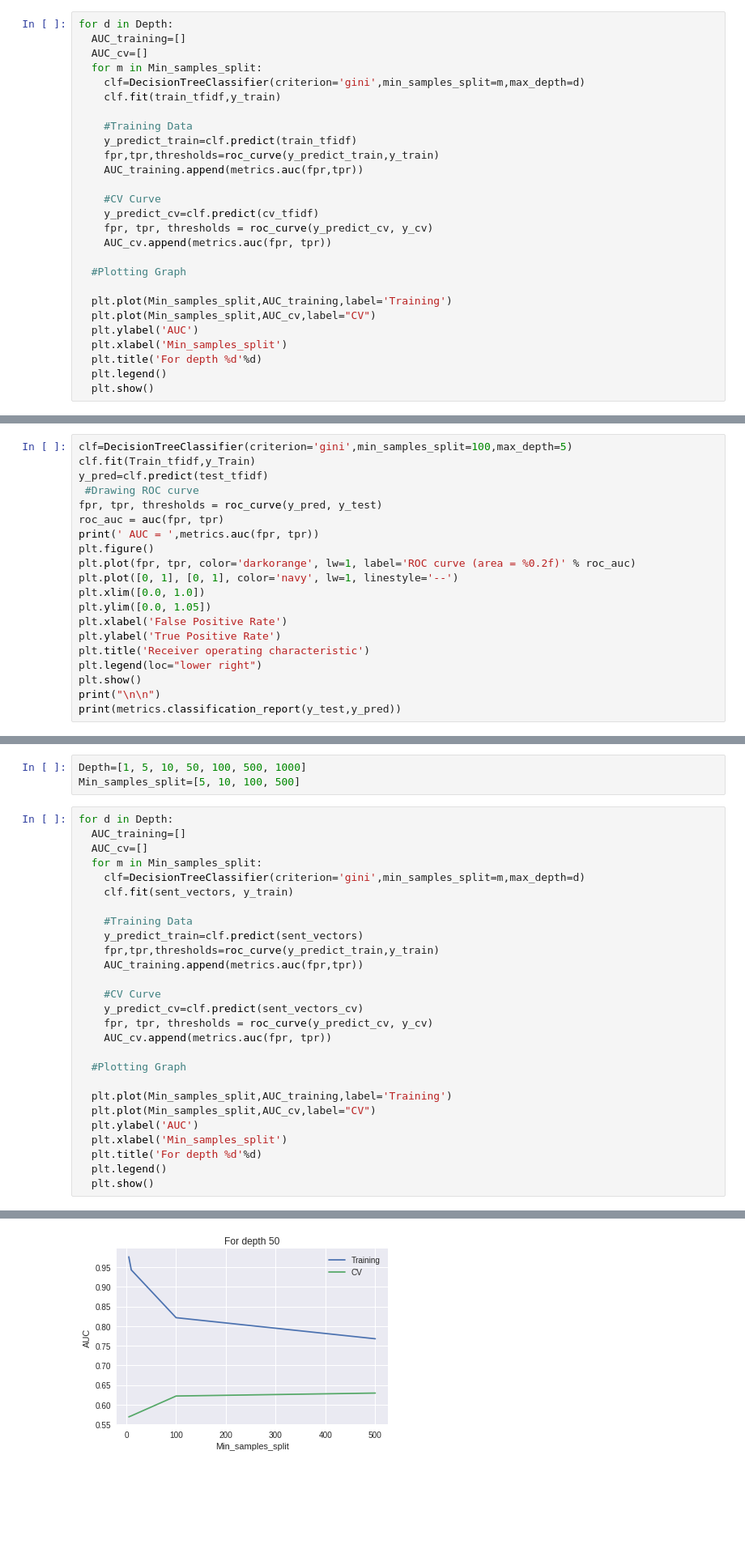
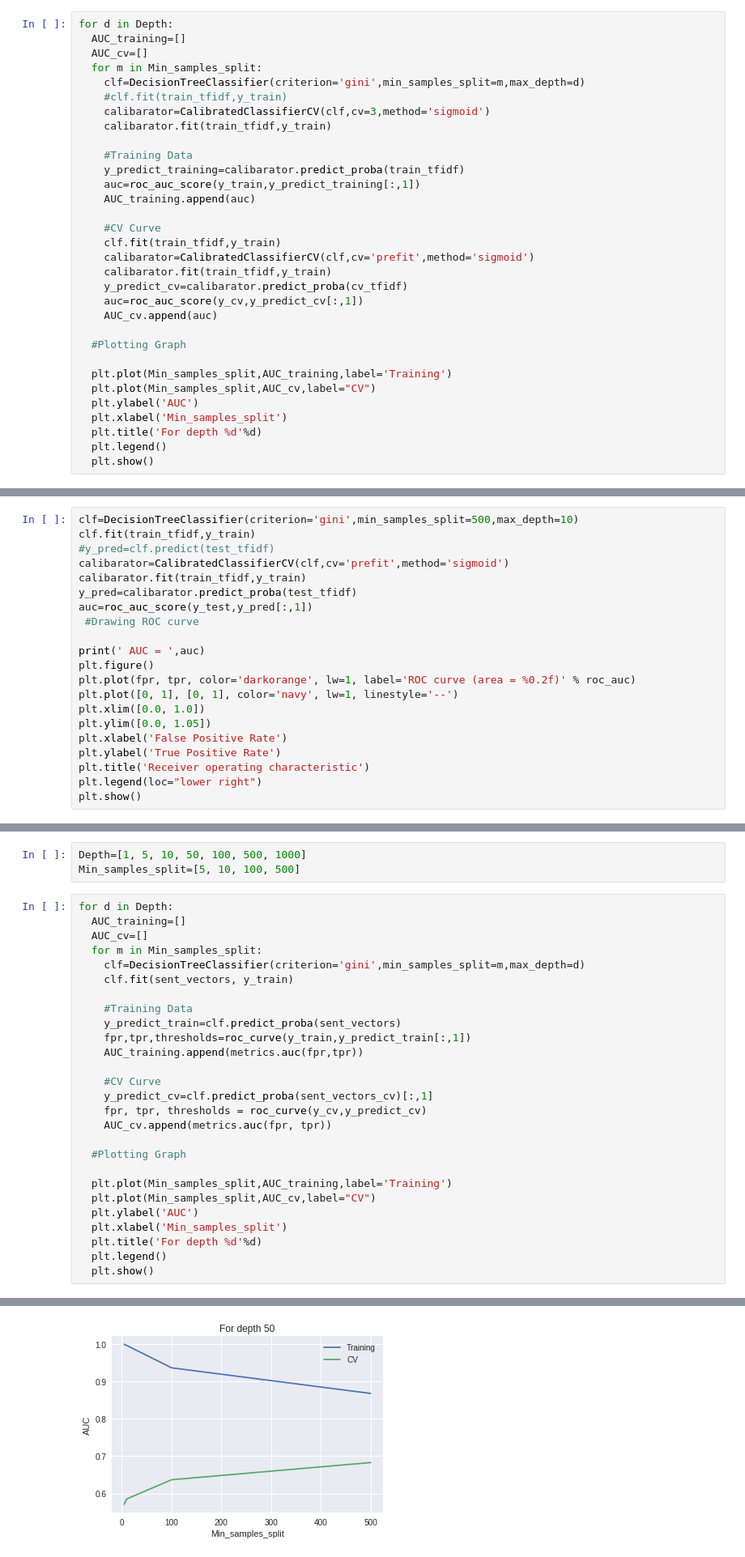
Before and after one commit to mitesh98/Amazon-Fine-Food-Review, a Jupyter notebook: DecisionTree.ipynb, the cells around one changed output, grey strips where cells are left out. Shown at 81% size. Saved outputs shown, nothing was run; the diff lists cells and outputs as text; blank space fills up the shorter version.

```diff
--- a/DecisionTree.ipynb
+++ b/DecisionTree.ipynb
@@ -662,17 +696,22 @@ for d in Depth:
   AUC_cv=[]
   for m in Min_samples_split:
     clf=DecisionTreeClassifier(criterion='gini',min_samples_split=m,max_depth=d)
-    clf.fit(train_tfidf,y_train)
+    #clf.fit(train_tfidf,y_train)
+    calibarator=CalibratedClassifierCV(clf,cv=3,method='sigmoid')
+    calibarator.fit(train_tfidf,y_train)
 
     #Training Data
-    y_predict_train=clf.predict(train_tfidf)
-    fpr,tpr,thresholds=roc_curve(y_predict_train,y_train)
-    AUC_training.append(metrics.auc(fpr,tpr))
+    y_predict_training=calibarator.predict_proba(train_tfidf)
+    auc=roc_auc_score(y_train,y_predict_training[:,1])
+    AUC_training.append(auc)
 
     #CV Curve
-    y_predict_cv=clf.predict(cv_tfidf)
-    fpr, tpr, thresholds = roc_curve(y_predict_cv, y_cv)
-    AUC_cv.append(metrics.auc(fpr, tpr))
+    clf.fit(train_tfidf,y_train)
+    calibarator=CalibratedClassifierCV(clf,cv='prefit',method='sigmoid')
+    calibarator.fit(train_tfidf,y_train)
+    y_predict_cv=calibarator.predict_proba(cv_tfidf)
+    auc=roc_auc_score(y_cv,y_predict_cv[:,1])
+    AUC_cv.append(auc)
 
   #Plotting Graph
 
@@ -701,11 +734,14 @@ test_tfidf=tfidf_vectorizer.transform(test_data)
 # %%
-clf=DecisionTreeClassifier(criterion='gini',min_samples_split=100,max_depth=5)
-clf.fit(Train_tfidf,y_Train)
-y_pred=clf.predict(test_tfidf)
+clf=DecisionTreeClassifier(criterion='gini',min_samples_split=500,max_depth=10)
+clf.fit(train_tfidf,y_train)
+#y_pred=clf.predict(test_tfidf)
+calibarator=CalibratedClassifierCV(clf,cv='prefit',method='sigmoid')
+calibarator.fit(train_tfidf,y_train)
+y_pred=calibarator.predict_proba(test_tfidf)
+auc=roc_auc_score(y_test,y_pred[:,1])
  #Drawing ROC curve
-fpr, tpr, thresholds = roc_curve(y_pred, y_test)
-roc_auc = auc(fpr, tpr)
-print(' AUC = ',metrics.auc(fpr, tpr))
+
+print(' AUC = ',auc)
 plt.figure()
 plt.plot(fpr, tpr, color='darkorange', lw=1, label='ROC curve (area = %0.2f)' % roc_auc)
 plt.plot([0, 1], [0, 1], color='navy', lw=1, linestyle='--')
@@ -716,6 +752,4 @@ plt.ylabel('True Positive Rate')
 plt.title('Receiver operating characteristic')
 plt.legend(loc="lower right")
 plt.show()
-print("\n\n")
-print(metrics.classification_report(y_test,y_pred))
 # %% [output]
@@ -808,13 +847,13 @@ for d in Depth:
     clf.fit(sent_vectors, y_train)
 
     #Training Data
-    y_predict_train=clf.predict(sent_vectors)
-    fpr,tpr,thresholds=roc_curve(y_predict_train,y_train)
+    y_predict_train=clf.predict_proba(sent_vectors)
+    fpr,tpr,thresholds=roc_curve(y_train,y_predict_train[:,1])
     AUC_training.append(metrics.auc(fpr,tpr))
 
     #CV Curve
-    y_predict_cv=clf.predict(sent_vectors_cv)
-    fpr, tpr, thresholds = roc_curve(y_predict_cv, y_cv)
+    y_predict_cv=clf.predict_proba(sent_vectors_cv)[:,1]
+    fpr, tpr, thresholds = roc_curve(y_cv,y_predict_cv)
     AUC_cv.append(metrics.auc(fpr, tpr))
 
   #Plotting Graph
@@ -833 +872 @@ for d in Depth:
-[figure, old version]
+[figure, new version]
```
Also changed, not shown: parts of 38 cells of this notebook.
